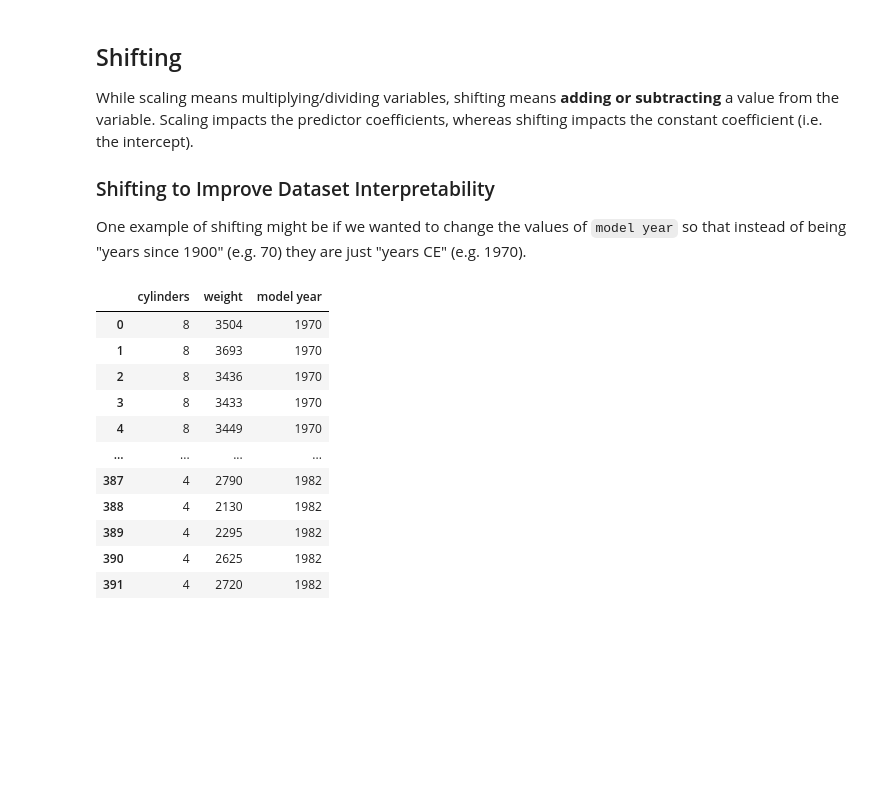
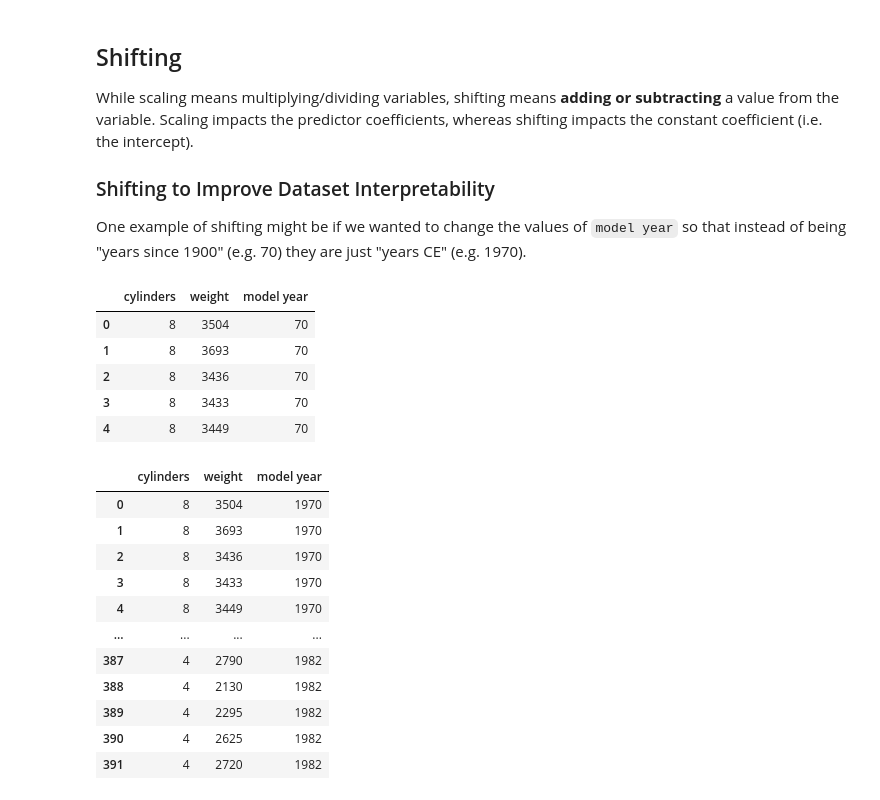
Before and after one commit to mduncan23/dsc-linear-transformations, a Jupyter notebook: index.ipynb, the cells around one changed output. Drawn from its saved outputs; the diff is of its cells as text; code cells hidden in the pictures; blank space fills up the shorter version.

```diff
--- a/index.ipynb
+++ b/index.ipynb
@@ -255,6 +255,15 @@ While scaling means multiplying/dividing variables, shifting means **adding or s
 ### Shifting to Improve Dataset Interpretability
 
 One example of shifting might be if we wanted to change the values of `model year` so that instead of being "years since 1900" (e.g. 70) they are just "years CE" (e.g. 1970).
+# %%
+X_initial.head()
+# %% [output]
+|  | cylinders | weight | model year |
+| 0 | 8 | 3504 | 70 |
+| 1 | 8 | 3693 | 70 |
+| 2 | 8 | 3436 | 70 |
+| 3 | 8 | 3433 | 70 |
+| 4 | 8 | 3449 | 70 |
 # %%
 X_years_ce = X_initial.copy()
 X_years_ce["model year"] = X_years_ce["model year"] + 1900
```
Also changed, not shown: parts of 8 cells of this notebook.
